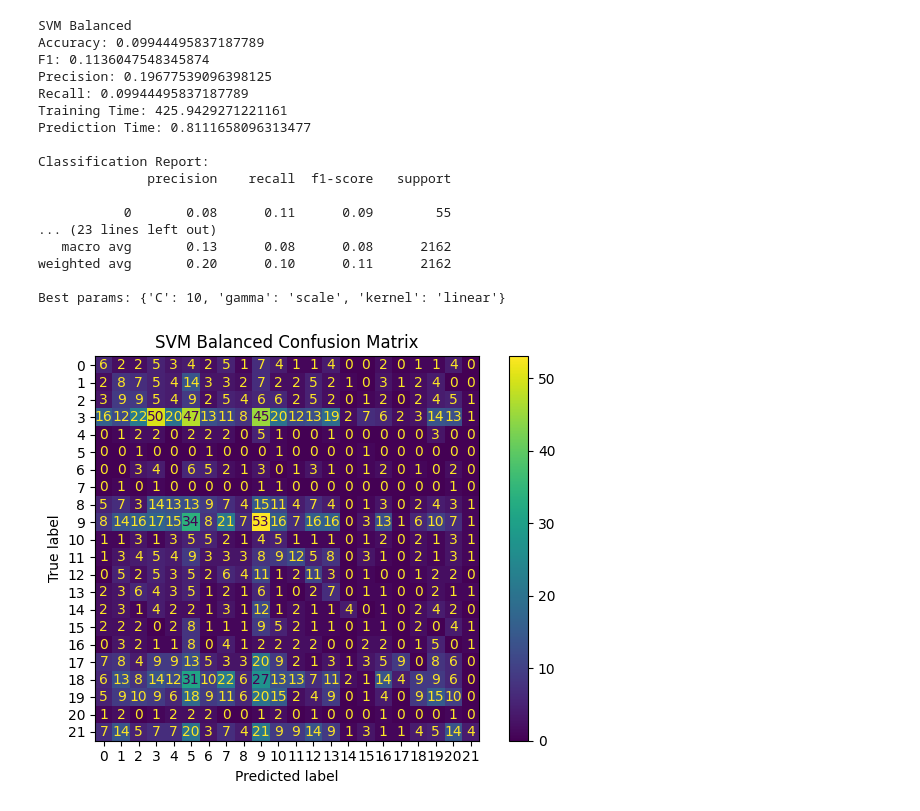
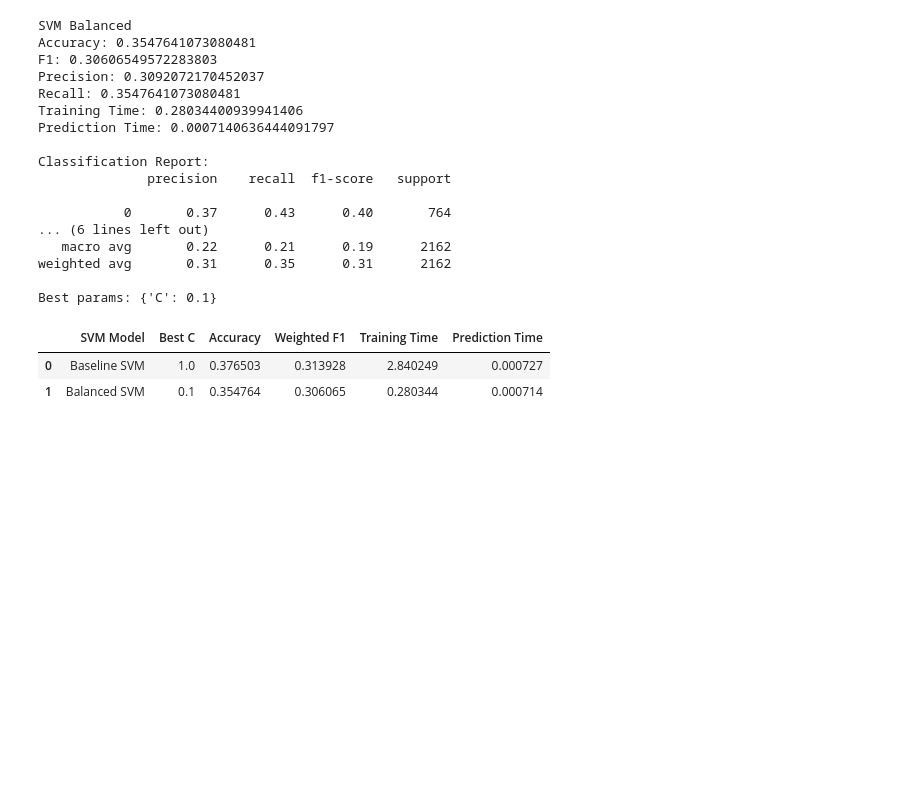
Before and after one commit to AngelaLee03/ProjectFinalReport, a Jupyter notebook: models/SVM.ipynb, the cells around one changed output. Drawn from its saved outputs; the diff is of its cells as text; code cells hidden in the pictures; blank space fills up the shorter version.

```diff
--- a/models/SVM.ipynb
+++ b/models/SVM.ipynb
@@ -29,6 +31,7 @@ from sklearn.metrics import (
     ConfusionMatrixDisplay
 )
 # %%
+# Helper Function for Evaluation
 def evaluate_svm(model_name, model, X_train, X_test, y_train, y_test):
     start_train = time.time()
     model.fit(X_train, y_train)
@@ -39,7 +42,7 @@ def evaluate_svm(model_name, model, X_train, X_test, y_train, y_test):
     pred_time = time.time() - start_pred
 
     accuracy = accuracy_score(y_test, y_pred)
-    f1 = f1_score(y_test, y_pred, average="weighted")
+    f1 = f1_score(y_test, y_pred, average="weighted", zero_division=0)
     precision = precision_score(y_test, y_pred, average="weighted", zero_division=0)
     recall = recall_score(y_test, y_pred, average="weighted", zero_division=0)
 
@@ -50,6 +53,7 @@ def evaluate_svm(model_name, model, X_train, X_test, y_train, y_test):
     print("Recall:", recall)
     print("Training Time:", train_time)
     print("Prediction Time:", pred_time)
+
     print("\nClassification Report:")
     print(classification_report(y_test, y_pred, zero_division=0))
 
@@ -111,7 +117,12 @@ Best params: {'C': 10, 'gamma': 'scale', 'kernel': 'linear'}
 # %%
-# Balanced SVM
+# SVM Model #2: Balanced Class Weights
 balanced_grid = GridSearchCV(
-    SVC(class_weight="balanced"),
+    LinearSVC(
+        loss="squared_hinge",
+        class_weight="balanced",
+        max_iter=10000,
+        random_state=42
+    ),
     param_grid,
     cv=3,
     scoring="f1_weighted",
@@ -130,32 +141,45 @@ balanced_result = evaluate_svm(
 print("Best params:", balanced_grid.best_params_)
 # %% [output]
 SVM Balanced
-Accuracy: 0.09944495837187789
-F1: 0.1136047548345874
-Precision: 0.19677539096398125
-Recall: 0.09944495837187789
-Training Time: 425.9429271221161
-Prediction Time: 0.8111658096313477
+Accuracy: 0.3547641073080481
+F1: 0.30606549572283803
+Precision: 0.3092072170452037
+Recall: 0.3547641073080481
+Training Time: 0.28034400939941406
+Prediction Time: 0.0007140636444091797
 
 Classification Report:
               precision    recall  f1-score   support
 
-           0       0.08      0.11      0.09        55
-... (23 lines left out)
-   macro avg       0.13      0.08      0.08      2162
-weighted avg       0.20      0.10      0.11      2162
+           0       0.37      0.43      0.40       764
+... (6 lines left out)
+   macro avg       0.22      0.21      0.19      2162
+weighted avg       0.31      0.35      0.31      2162
 
-Best params: {'C': 10, 'gamma': 'scale', 'kernel': 'linear'}
+Best params: {'C': 0.1}
 # %%
-best_result = baseline_result if baseline_result["F1"] >= balanced_result["F1"] else balanced_result
+# Results Table
+svm_results = pd.DataFrame([
+    {
+        "SVM Model": "Baseline SVM",
+        "Best C": baseline_grid.best_params_["C"],
+        "Accuracy": baseline_result["Accuracy"],
+        "Weighted F1": baseline_result["F1"],
+        "Training Time": baseline_result["Training Time"],
+        "Prediction Time": baseline_result["Prediction Time"]
+    },
+    {
+        "SVM Model": "Balanced SVM",
+        "Best C": balanced_grid.best_params_["C"],
+        "Accuracy": balanced_result["Accuracy"],
+        "Weighted F1": balanced_result["F1"],
+        "Training Time": balanced_result["Training Time"],
+        "Prediction Time": balanced_result["Prediction Time"]
+    }
+])
 
-ConfusionMatrixDisplay.from_predictions(
-    y_test,
-    best_result["Predictions"]
-)
-
-plt.title(best_result["Model"] + " Confusion Matrix")
-plt.tight_layout()
-plt.show()
+svm_results
 # %% [output]
-[figure, removed]
+|  | SVM Model | Best C | Accuracy | Weighted F1 | Training Time | Prediction Time |
+| 0 | Baseline SVM | 1.0 | 0.376503 | 0.313928 | 2.840249 | 0.000727 |
+| 1 | Balanced SVM | 0.1 | 0.354764 | 0.306065 | 0.280344 | 0.000714 |
```
Also changed, not shown: parts of 4 cells of this notebook.
